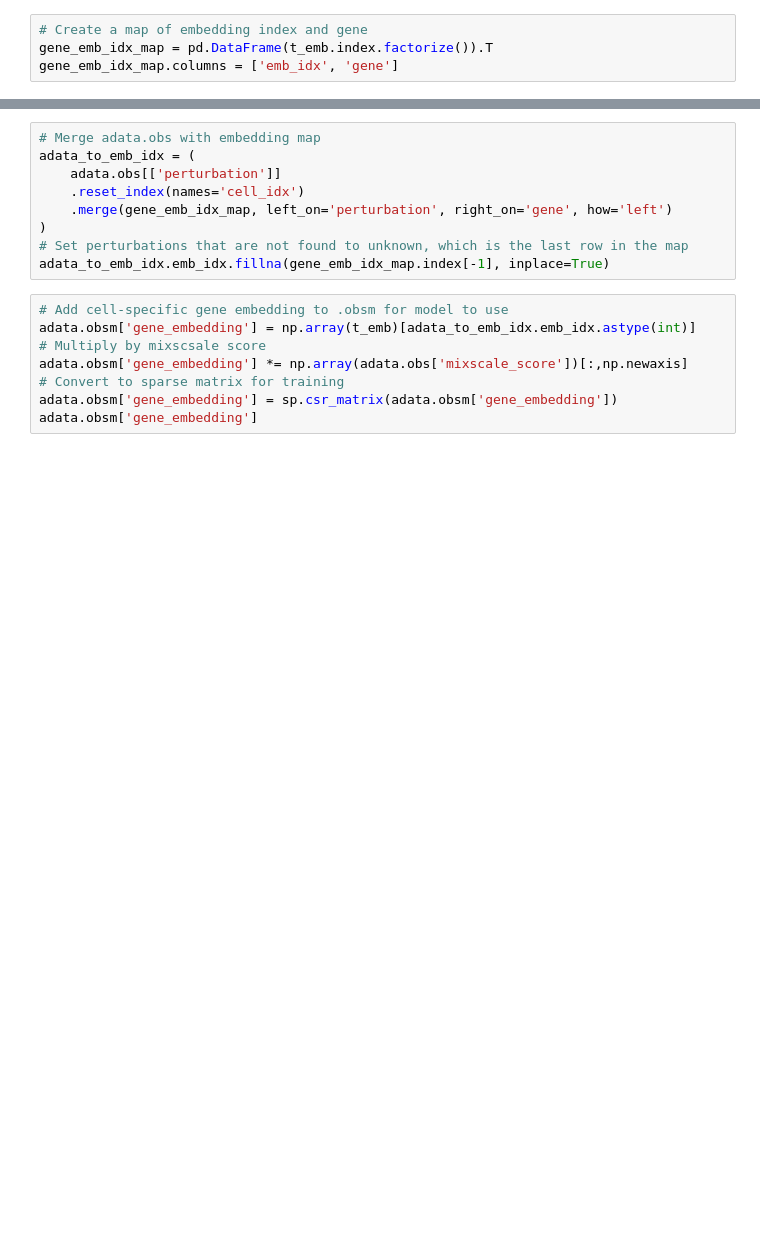
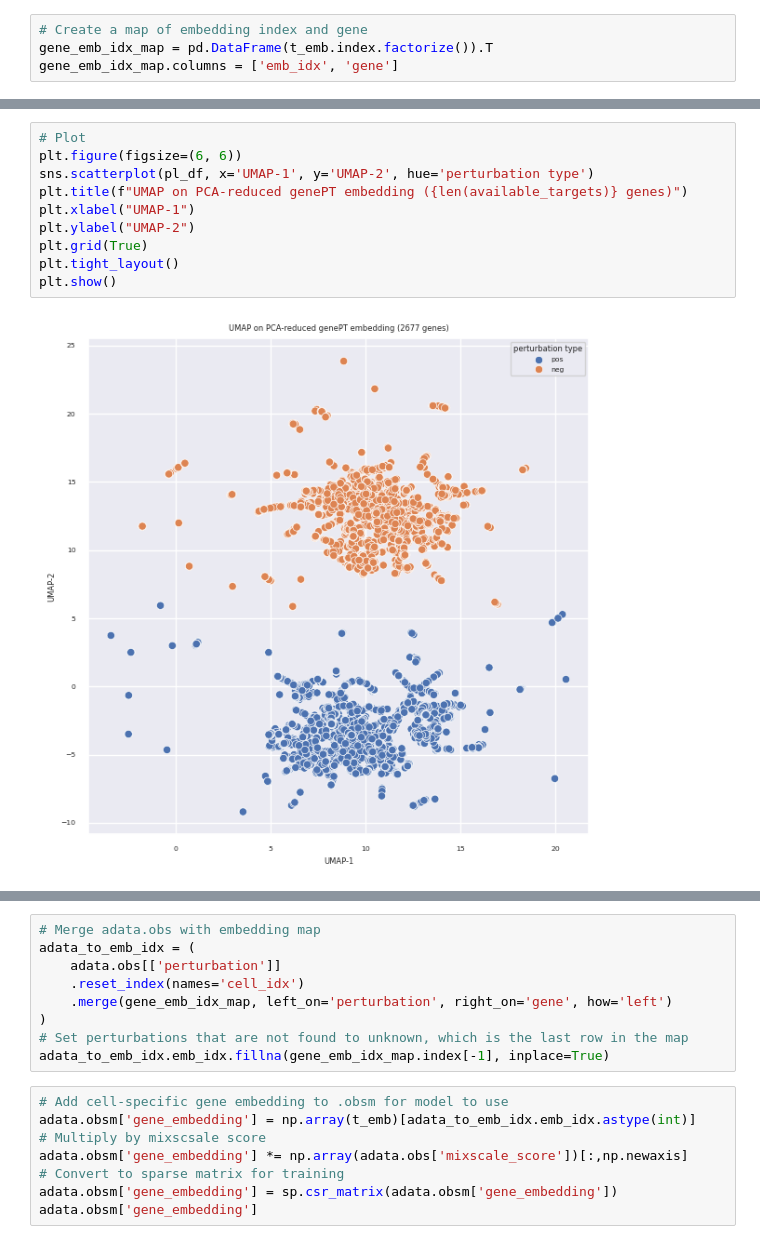
Before and after one commit to GoyalLab/ExPert, a Jupyter notebook: vae/notebooks/GeneEmbeddings.ipynb, the cells around one changed output, grey strips where cells are left out. Saved outputs shown, nothing was run; the diff lists cells and outputs as text; blank space fills up the shorter version.

```diff
--- a/vae/notebooks/GeneEmbeddings.ipynb
+++ b/vae/notebooks/GeneEmbeddings.ipynb
@@ -68,0 +95,12 @@ gene_emb_idx_map.columns = ['emb_idx', 'gene']
+# %%
+# Plot
+plt.figure(figsize=(6, 6))
+sns.scatterplot(pl_df, x='UMAP-1', y='UMAP-2', hue='perturbation type')
+plt.title(f"UMAP on PCA-reduced genePT embedding ({len(available_targets)} genes)")
+plt.xlabel("UMAP-1")
+plt.ylabel("UMAP-2")
+plt.grid(True)
+plt.tight_layout()
+plt.show()
+# %% [output]
+[figure, added]
```
Also changed, not shown: parts of 42 cells of this notebook, 17 other files.
